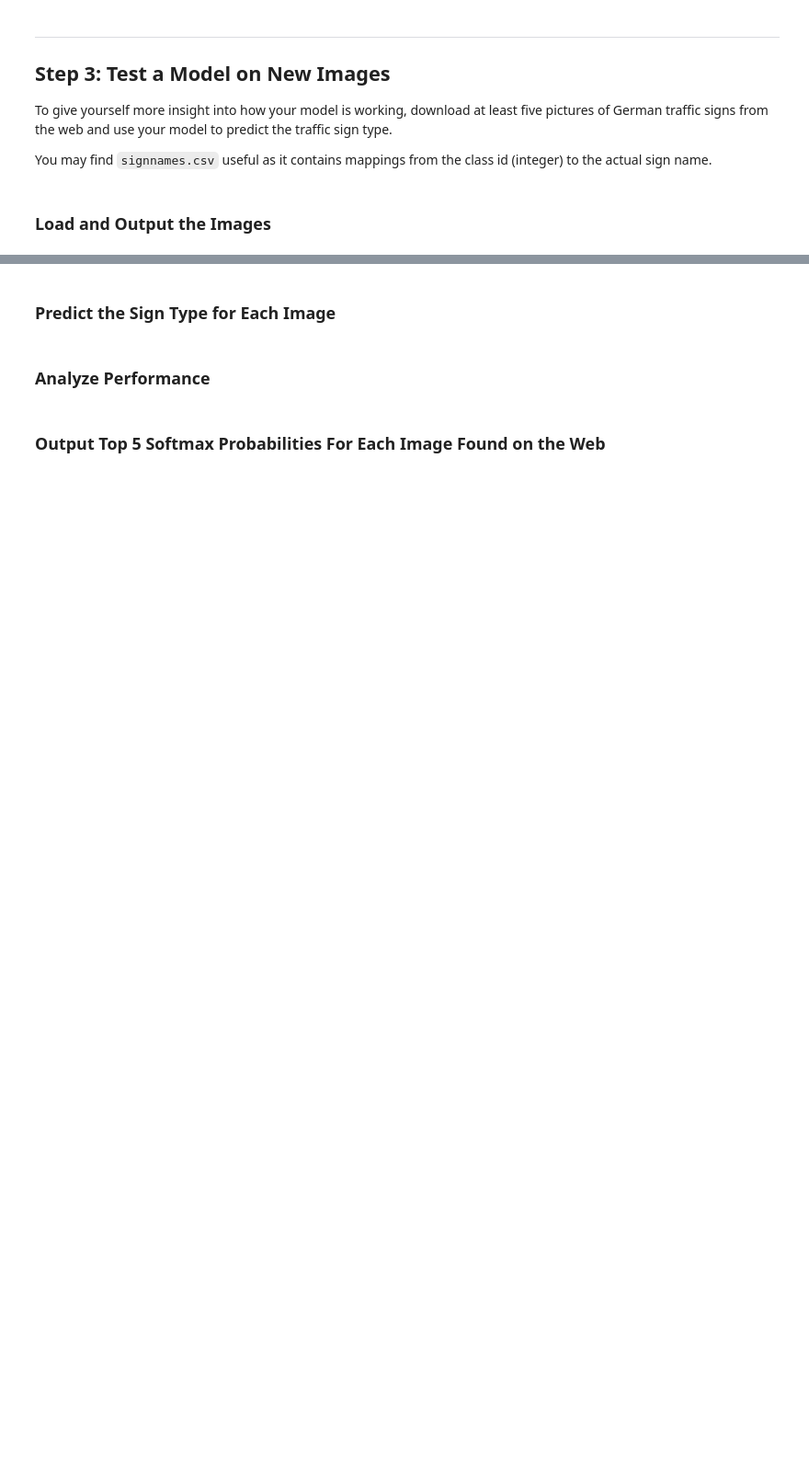
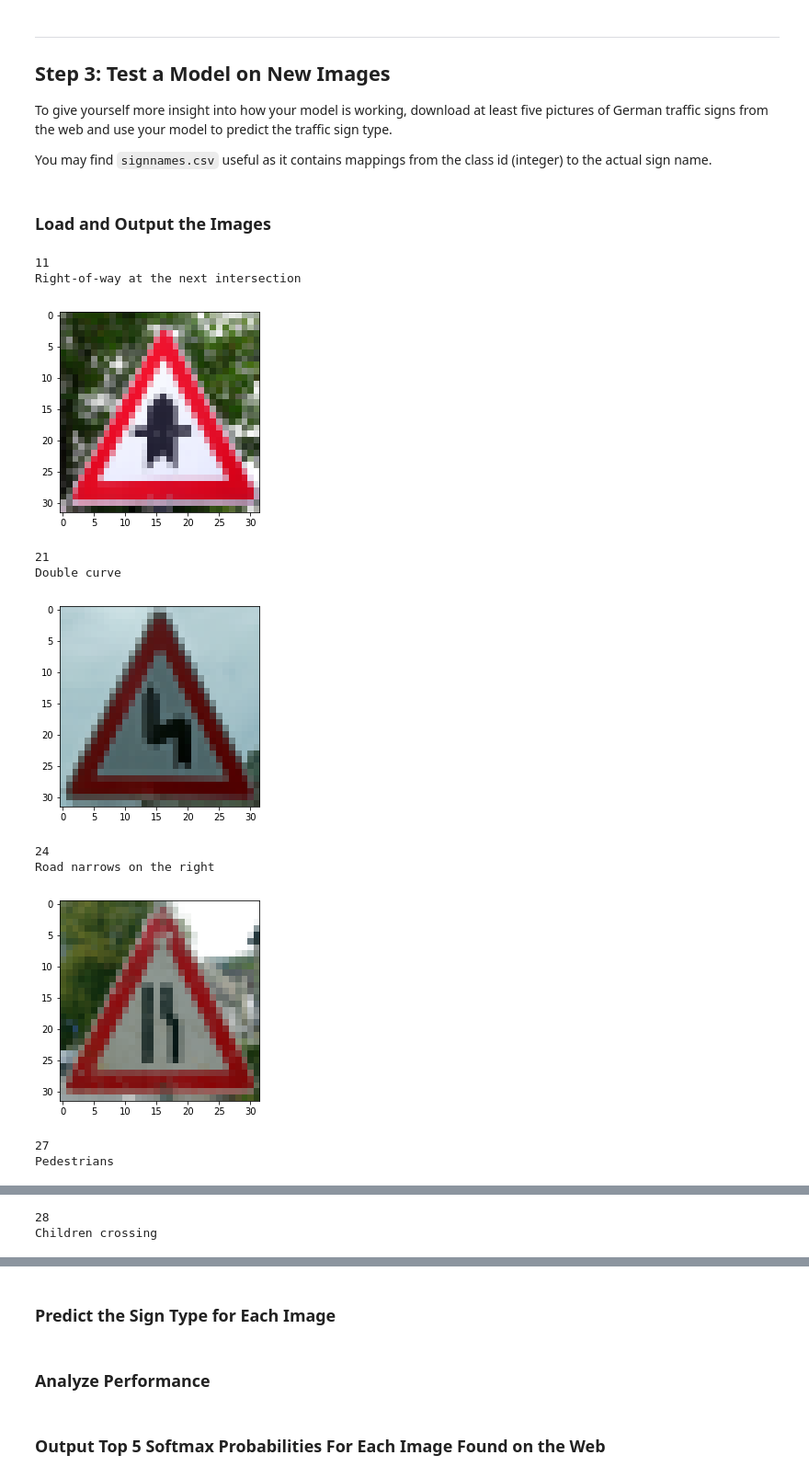
Before and after one commit to dmsehuang/CarND-Traffic-Sign-Classifier, a Jupyter notebook: Traffic_Sign_Classifier.ipynb, the cells around one changed output, grey strips where cells are left out. Shown at 92% size. Saved outputs shown, nothing was run; the diff lists cells and outputs as text; code cells hidden in the pictures; blank space fills up the shorter version.

Commit message:
Add / Load / process extra test data.

```diff
--- a/Traffic_Sign_Classifier.ipynb
+++ b/Traffic_Sign_Classifier.ipynb
@@ -271,7 +282,7 @@ sets imply underfitting. A high accuracy on the training set but low accuracy on
 ### Feel free to use as many code cells as needed.
 
 # Training parameter
-EPOCHS = 10
+EPOCHS = 15
 BATCH_SIZE = 128
 learning_rate = 0.001
 # %% [markdown]
@@ -345,12 +353,18 @@ with tf.Session() as sess:
             batch_x, batch_y = X_train[start:end], y_train[start:end]
             sess.run(train_operation, feed_dict = {x: batch_x, y: batch_y})
 
-        # Evaluate the model
+        # Evaluate the model on the validation data set
         validation_accuracy = evaluate(X_valid, y_valid)
         print("EPOCH {} ...".format(i+1))
         print("Validation Accuracy = {:.3f}".format(validation_accuracy))
         print()
 
+
+    # Evaluate the model on the test data set
+    test_accuracy = evaluate(X_test, y_test)
+    print("Test Accuracy = {:.3f}".format(test_accuracy))
+    print()
+
     # Save the model
     saver.save(sess, './lenet')
     print("Model saved")
@@ -387,0 +399,42 @@ You may find `signnames.csv` useful as it contains mappings from the class id (i
+# %%
+### Load the images and plot them here.
+### Feel free to use as many code cells as needed.
+import os
+import matplotlib.image as mpimg
+
+test_images_dir = './test_images/'
+files = os.listdir(test_images_dir)
+
+test_data = []
+test_labels = []
+for file in files:
+    # ignore .DS_Store
+    if (file == '.DS_Store'):
+        continue
+
+    file_name = os.path.splitext(file)[0] # file name is the label
+    label = int(file_name)
+    test_labels.append(label)
+    image = mpimg.imread(test_images_dir + file)
+    image = cv2.resize(image, (32, 32), interpolation=cv2.INTER_AREA)
+    test_data.append(image)
+
+for i in range(len(test_data)):
+    image = test_data[i]
+    label = test_labels[i]
+    print(label)
+    print(df.iloc[label, 1])
+    plt.imshow(image)
+    plt.show()
+# %% [output]
+11
+Right-of-way at the next intersection
+[figure, added]
+21
+Double curve
+[figure, added]
+24
+Road narrows on the right
+[figure, added]
+27
+Pedestrians
@@ -387,0 +442,2 @@ You may find `signnames.csv` useful as it contains mappings from the class id (i
+28
+Children crossing
```
Also changed, not shown: parts of 6 cells of this notebook.
